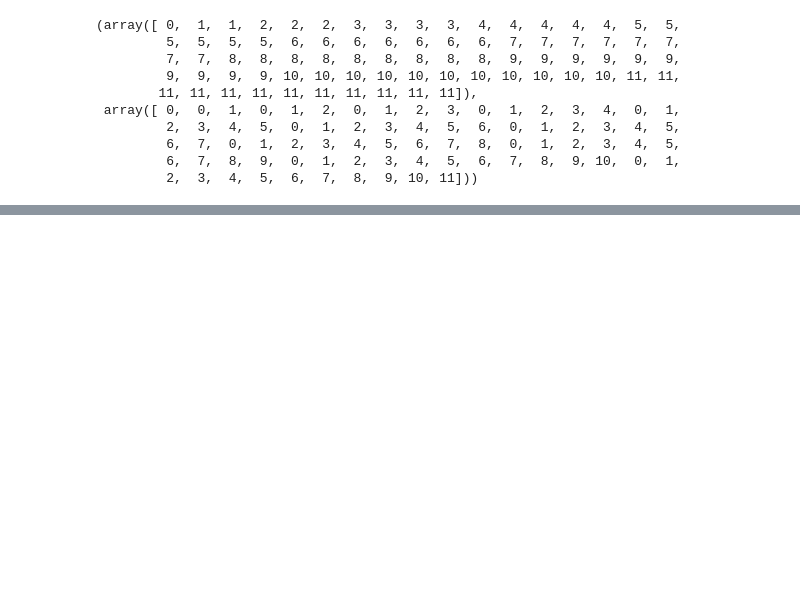
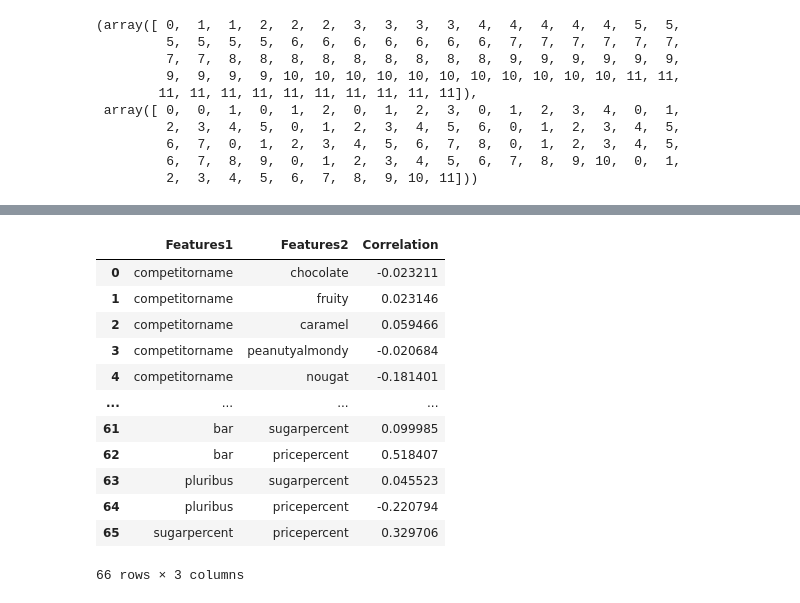
Before and after one commit to mohmaed7777/The-Ultimate-Halloween-Candy-Power-Ranking, a Jupyter notebook: Candy_Classification_by_using_Logistic_Regression_.ipynb, the cells around one changed output, grey strips where cells are left out. Saved outputs shown, nothing was run; the diff lists cells and outputs as text; code cells hidden in the pictures; blank space fills up the shorter version.

```diff
--- a/Candy_Classification_by_using_Logistic_Regression_.ipynb
+++ b/Candy_Classification_by_using_Logistic_Regression_.ipynb
@@ -205,3 +205,30 @@ pd.DataFrame(corr_array)
 | 9 | NaN | NaN | NaN | NaN | NaN | NaN | NaN | NaN | NaN | NaN | 0.045523 | ... |
 | 10 | NaN | NaN | NaN | NaN | NaN | NaN | NaN | NaN | NaN | NaN | NaN | ... |
 | 11 | NaN | NaN | NaN | NaN | NaN | NaN | NaN | NaN | NaN | NaN | NaN | ... |
+# %%
+# Recreate correlation pandas dataframe :
+corr_values = pd.DataFrame(corr_array, columns=corr_values.columns, index=corr_values.index)
+# %%
+# Stack the data and Convert to dataframe:
+corr_values = (corr_values.stack()
+                          .to_frame()
+                          .reset_index()
+                          .rename(columns={'level_0':'Features1',
+                                           'level_1':'Features2',
+                                           0: 'Correlation'}))
+# %%
+corr_values
+# %% [output]
+|  | Features1 | Features2 | Correlation |
+| 0 | competitorname | chocolate | -0.023211 |
+| 1 | competitorname | fruity | 0.023146 |
+| 2 | competitorname | caramel | 0.059466 |
+| 3 | competitorname | peanutyalmondy | -0.020684 |
+| 4 | competitorname | nougat | -0.181401 |
+| ... | ... | ... | ... |
+| 61 | bar | sugarpercent | 0.099985 |
+| 62 | bar | pricepercent | 0.518407 |
+| 63 | pluribus | sugarpercent | 0.045523 |
+| 64 | pluribus | pricepercent | -0.220794 |
+| 65 | sugarpercent | pricepercent | 0.329706 |
+66 rows × 3 columns
```
Also changed, not shown: parts of 3 cells of this notebook.
